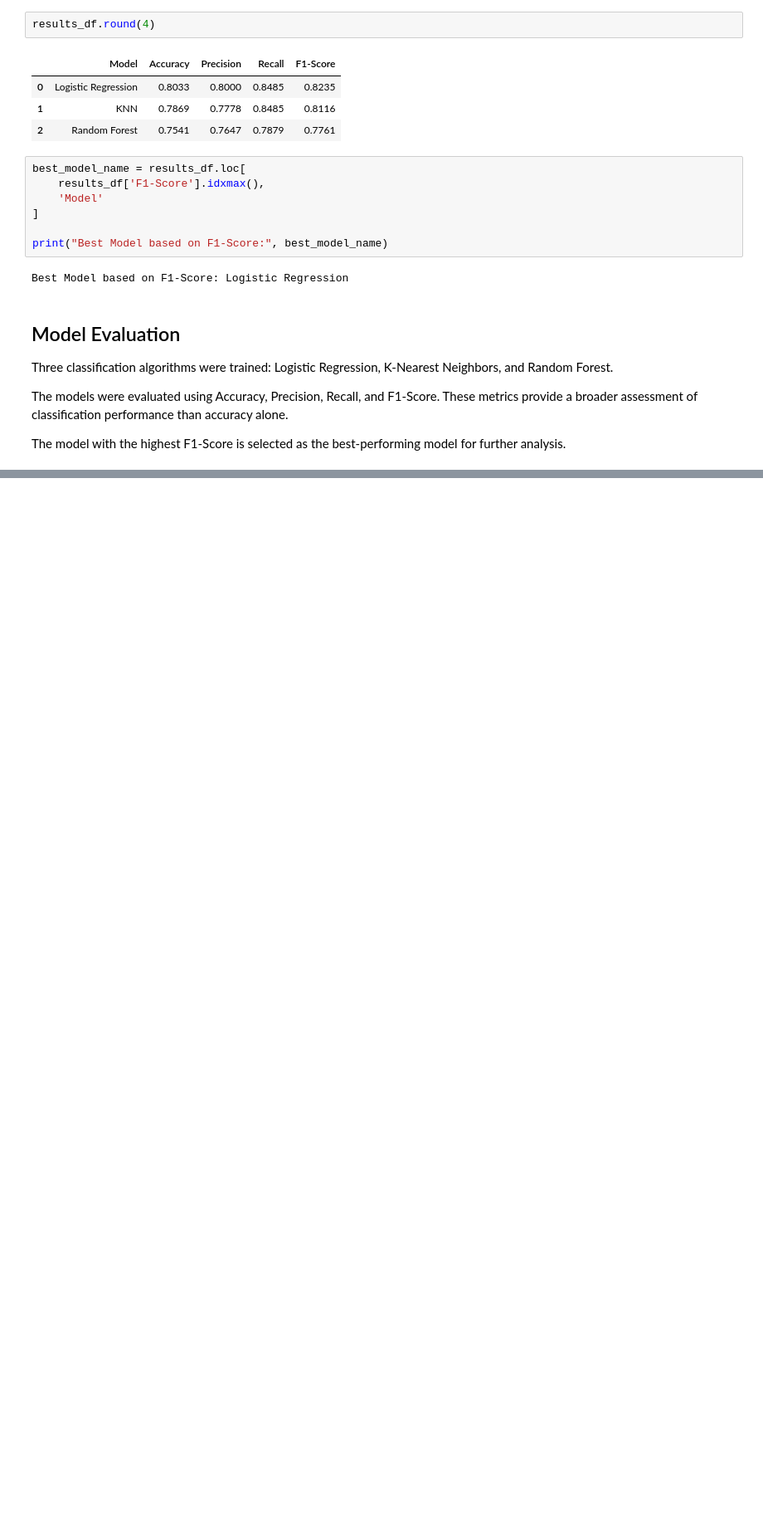
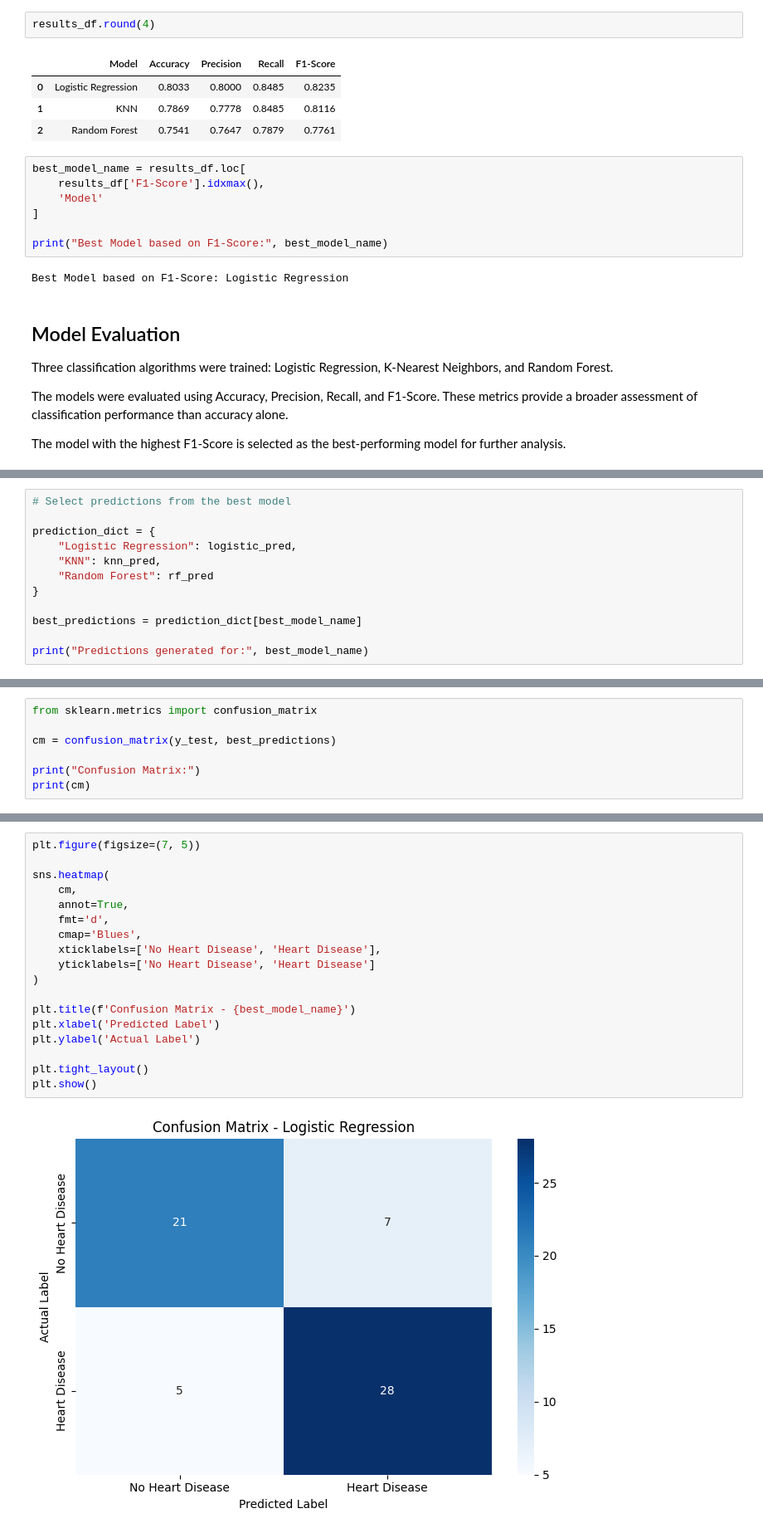
Before and after one commit to ankithm2005/Heart-Disease-ML-Project, a Jupyter notebook: Heart_Disease_ML_Project.ipynb, the cells around one changed output, grey strips where cells are left out. Shown at 83% size. Cells and saved outputs as stored; diff of their text form; blank space fills up the shorter version.

```diff
--- a/Heart_Disease_ML_Project.ipynb
+++ b/Heart_Disease_ML_Project.ipynb
@@ -461,0 +475,12 @@ The model with the highest F1-Score is selected as the best-performing model for
+# %%
+# Select predictions from the best model
+
+prediction_dict = {
+    "Logistic Regression": logistic_pred,
+    "KNN": knn_pred,
+    "Random Forest": rf_pred
+}
+
+best_predictions = prediction_dict[best_model_name]
+
+print("Predictions generated for:", best_model_name)
@@ -461,0 +510,7 @@ The model with the highest F1-Score is selected as the best-performing model for
+# %%
+from sklearn.metrics import confusion_matrix
+
+cm = confusion_matrix(y_test, best_predictions)
+
+print("Confusion Matrix:")
+print(cm)
@@ -461,0 +521,20 @@ The model with the highest F1-Score is selected as the best-performing model for
+# %%
+plt.figure(figsize=(7, 5))
+
+sns.heatmap(
+    cm,
+    annot=True,
+    fmt='d',
+    cmap='Blues',
+    xticklabels=['No Heart Disease', 'Heart Disease'],
+    yticklabels=['No Heart Disease', 'Heart Disease']
+)
+
+plt.title(f'Confusion Matrix - {best_model_name}')
+plt.xlabel('Predicted Label')
+plt.ylabel('Actual Label')
+
+plt.tight_layout()
+plt.show()
+# %% [output]
+[figure, added]
```
Also changed, not shown: parts of 11 cells of this notebook.
